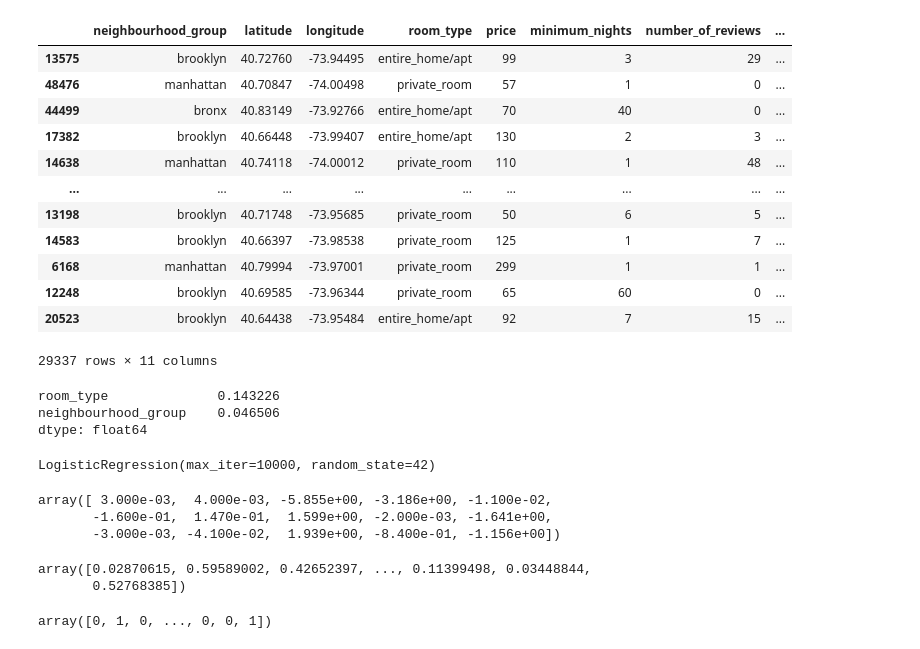
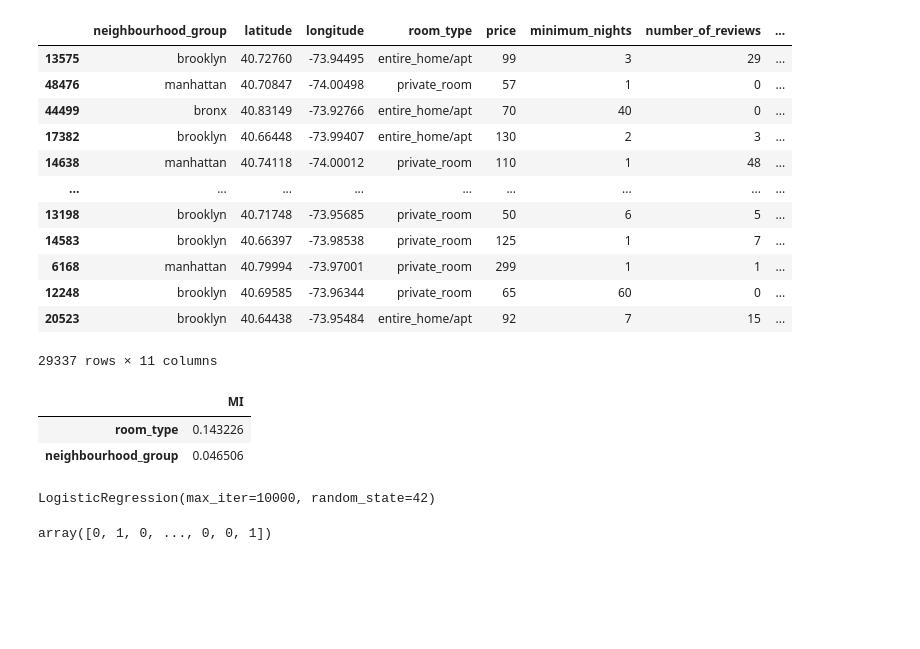
Before and after one commit to aljeks/ML_learning, a Jupyter notebook: Homework_03.ipynb, the cells around one changed output. Cells and saved outputs as stored; diff of their text form; code cells hidden in the pictures; blank space fills up the shorter version.

```diff
--- a/Homework_03.ipynb
+++ b/Homework_03.ipynb
@@ -151,20 +171,20 @@ df
 # %%
 #Question 3
 #Calculate the mutual information score with the (binarized) price for the two categorical variables that we have.
 #Use the training set only.
 #Which of these two variables has bigger score?
 #Round it to 2 decimal digits using round(score, 2)
 from sklearn.metrics import mutual_info_score
 def mutual_info_price_score(series):
     return mutual_info_score(series, df.above_average)
 
 mi = df[categorical].apply(mutual_info_price_score)
-mi.sort_values(ascending=False)
+mi.sort_values(ascending=False).to_frame(name='MI')
 #round(mi.max(), 2)
 # %% [output]
-room_type              0.143226
-neighbourhood_group    0.046506
-dtype: float64
+|  | MI |
+| room_type | 0.143226 |
+| neighbourhood_group | 0.046506 |
 # %%
 from sklearn.feature_extraction import DictVectorizer
 dv = DictVectorizer(sparse=False)
@@ -184,20 +204,8 @@ model = LogisticRegression(solver='lbfgs', C=1.0, random_state=42, max_iter=1000
 model.fit(X_train, y_train_bin)
 # %% [output]
 LogisticRegression(max_iter=10000, random_state=42)
-# %%
-model.intercept_[0]
-model.coef_[0].round(3)
-# %% [output]
-array([ 3.000e-03,  4.000e-03, -5.855e+00, -3.186e+00, -1.100e-02,
-       -1.600e-01,  1.470e-01,  1.599e+00, -2.000e-03, -1.641e+00,
-       -3.000e-03, -4.100e-02,  1.939e+00, -8.400e-01, -1.156e+00])
 # %%
 y_pred = model.predict_proba(X_val)[:, 1]
-# %%
-y_pred
-# %% [output]
-array([0.02870615, 0.59589002, 0.42652397, ..., 0.11399498, 0.03448844,
-       0.52768385])
 # %%
 above_decision = (y_pred >= 0.5)
 above_decision.astype(int)
```
Also changed, not shown: parts of 17 cells of this notebook.
